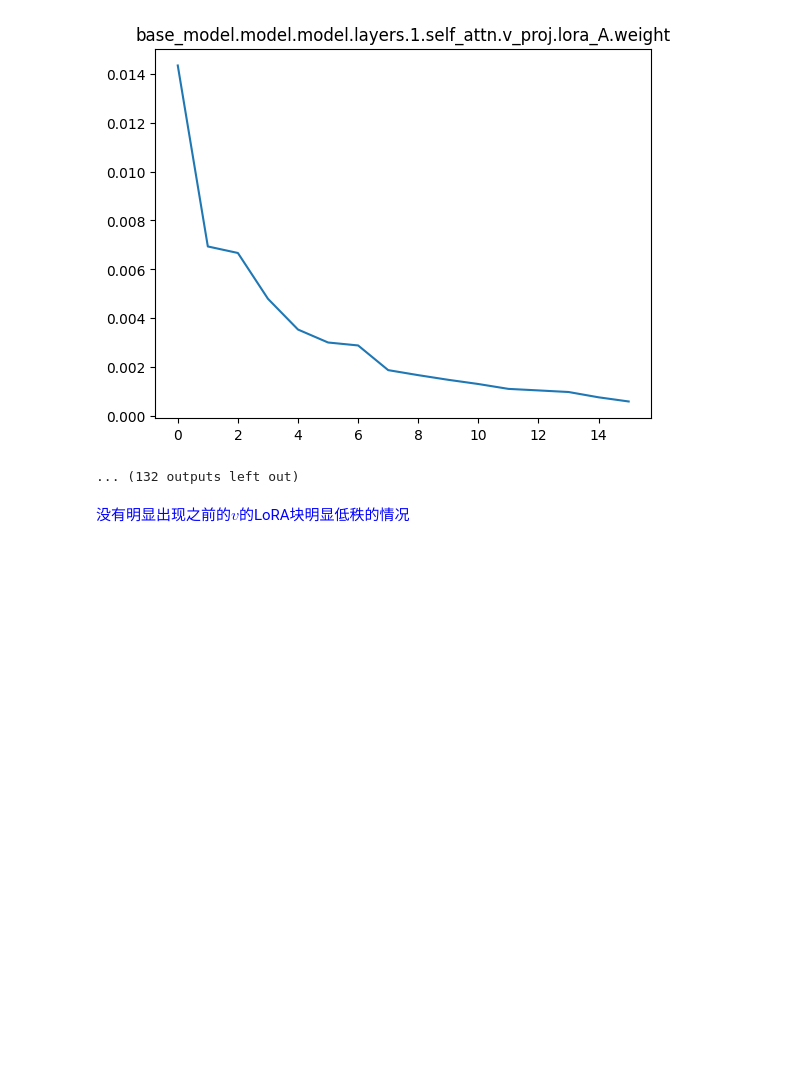
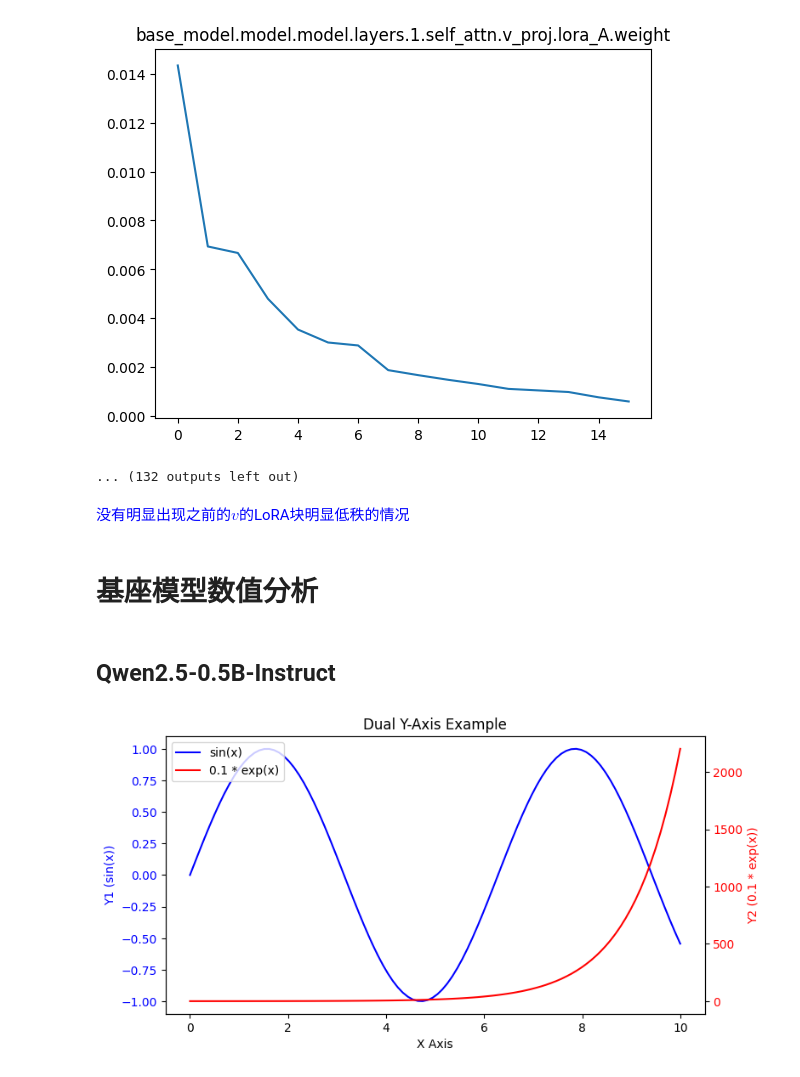
Before and after one commit to caoyang-sufe/easyllm, a Jupyter notebook: jupyter/trl-peft-result-analysis.ipynb, the cells around one changed output. Saved outputs shown, nothing was run; the diff lists cells and outputs as text; code cells hidden in the pictures; blank space fills up the shorter version.

```diff
--- a/jupyter/trl-peft-result-analysis.ipynb
+++ b/jupyter/trl-peft-result-analysis.ipynb
@@ -80,3 +61,5 @@ torch.Size([16, 896]) torch.Size([128, 16])
 ... (132 outputs left out)
 # %% [markdown]
 <font color=blue>没有明显出现之前的$v$的LoRA块明显低秩的情况</font>
+# %% [markdown]
+# 基座模型数值分析
@@ -82,0 +72,2 @@ torch.Size([16, 896]) torch.Size([128, 16])
+# %% [markdown]
+## Qwen2.5-0.5B-Instruct
@@ -82,0 +76,37 @@ torch.Size([16, 896]) torch.Size([128, 16])
+# %%
+import matplotlib.pyplot as plt
+import numpy as np
+
+# 生成示例数据
+x = np.linspace(0, 10, 100)
+y1 = np.sin(x)       # 系列1（左侧y轴）
+y2 = np.exp(x) * 0.1 # 系列2（右侧y轴）
+
+# 创建图形和主坐标轴
+fig, ax1 = plt.subplots(figsize=(8, 4))
+
+# 绘制第一个系列（左侧y轴）
+ax1.plot(x, y1, color='blue', label='sin(x)')
+ax1.set_xlabel('X Axis')
+ax1.set_ylabel('Y1 (sin(x))', color='blue')
+ax1.tick_params(axis='y', labelcolor='blue')
+
+# 创建次坐标轴（共享x轴）
+ax2 = ax1.twinx()
+
+# 绘制第二个系列（右侧y轴）
+ax2.plot(x, y2, color='red', label='0.1 * exp(x)')
+ax2.set_ylabel('Y2 (0.1 * exp(x))', color='red')
+ax2.tick_params(axis='y', labelcolor='red')
+
+# 合并图例（可选）
+lines1, labels1 = ax1.get_legend_handles_labels()
+lines2, labels2 = ax2.get_legend_handles_labels()
+ax1.legend(lines1 + lines2, labels1 + labels2, loc='upper left')
+
+# 自动调整布局
+plt.tight_layout()
+plt.title("Dual Y-Axis Example")
+plt.show()
+# %% [output]
+[figure, added]
```
Also changed, not shown: parts of 11 cells of this notebook, 1 other file.
